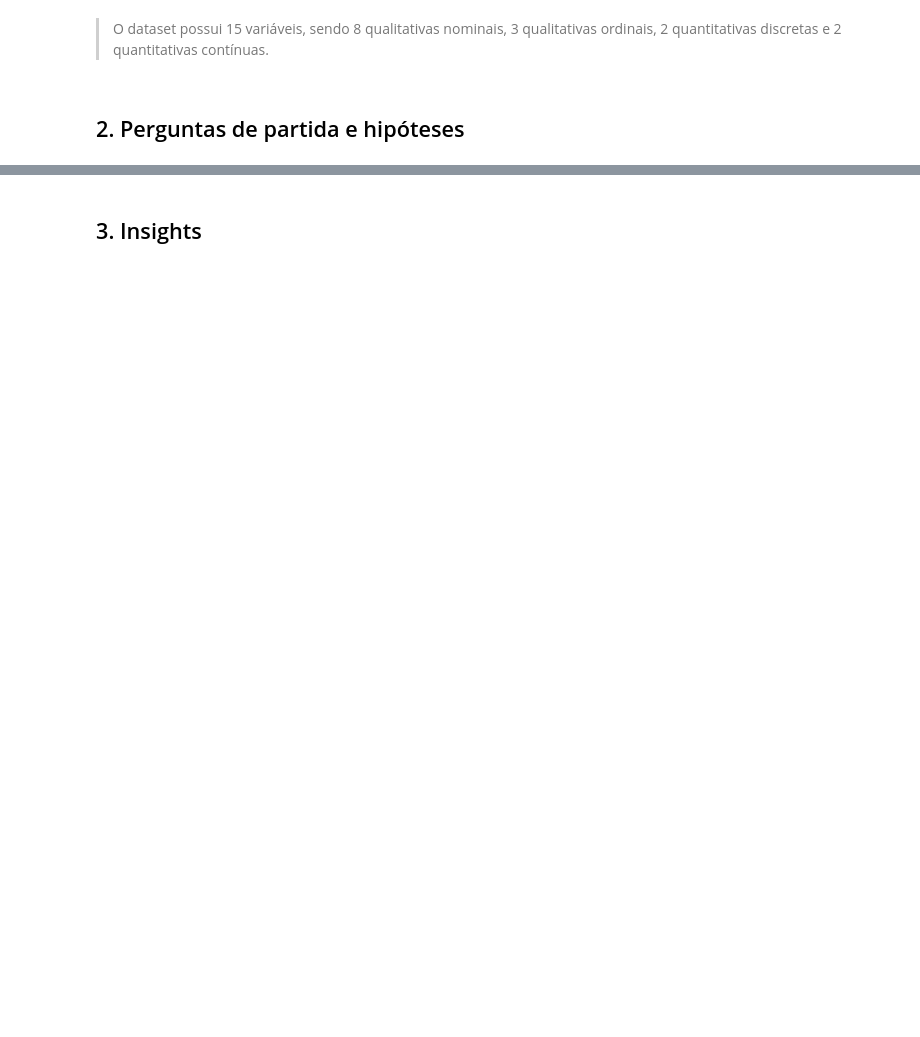
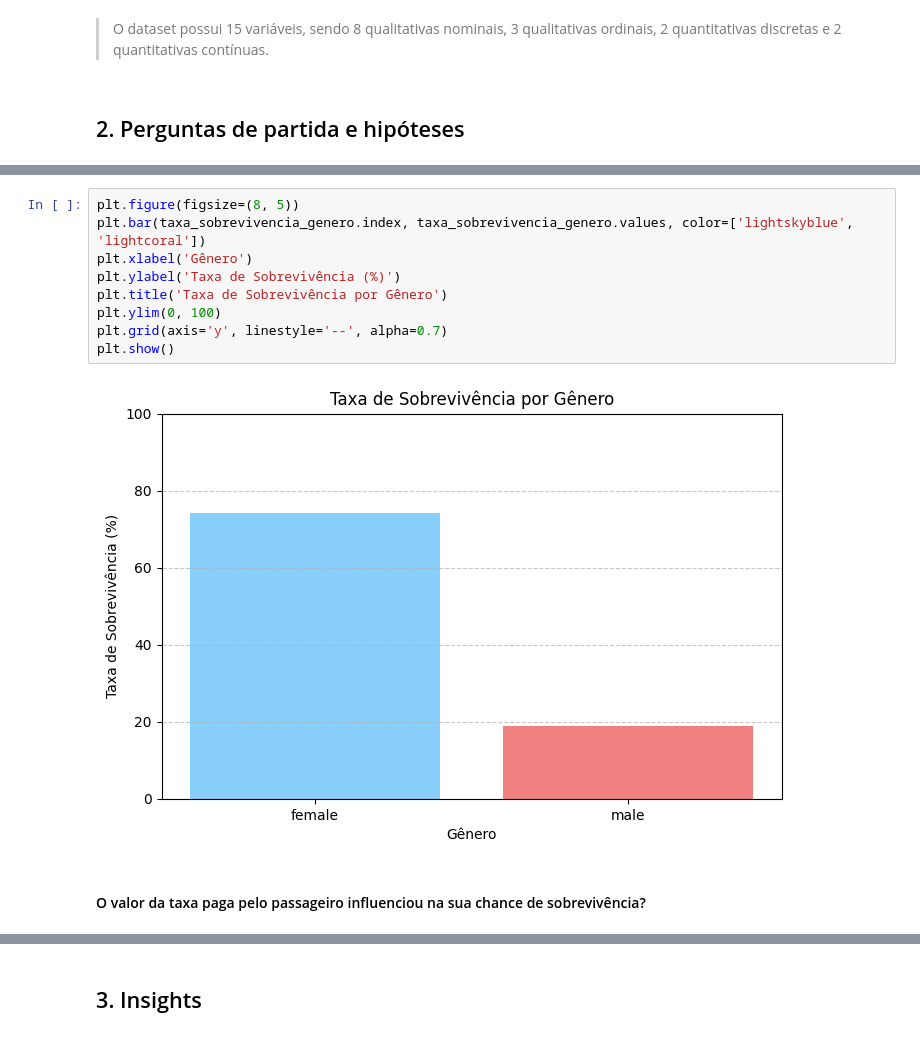
Before and after one commit to gessycamayhara/avanti-bootcamp-cdd, a Jupyter notebook: notebooks/01 - exploratory_data_analysis.ipynb, the cells around one changed output, grey strips where cells are left out. Drawn from its saved outputs; the diff is of its cells as text; blank space fills up the shorter version.

```diff
--- a/notebooks/01 - exploratory_data_analysis.ipynb
+++ b/notebooks/01 - exploratory_data_analysis.ipynb
@@ -94,0 +155,13 @@ dicionario
+# %%
+plt.figure(figsize=(8, 5))
+plt.bar(taxa_sobrevivencia_genero.index, taxa_sobrevivencia_genero.values, color=['lightskyblue', 'lightcoral'])
+plt.xlabel('Gênero')
+plt.ylabel('Taxa de Sobrevivência (%)')
+plt.title('Taxa de Sobrevivência por Gênero')
+plt.ylim(0, 100)
+plt.grid(axis='y', linestyle='--', alpha=0.7)
+plt.show()
+# %% [output]
+[figure, added]
+# %% [markdown]
+#### O valor da taxa paga pelo passageiro influenciou na sua chance de sobrevivência?
```
Also changed, not shown: parts of 39 cells of this notebook.
